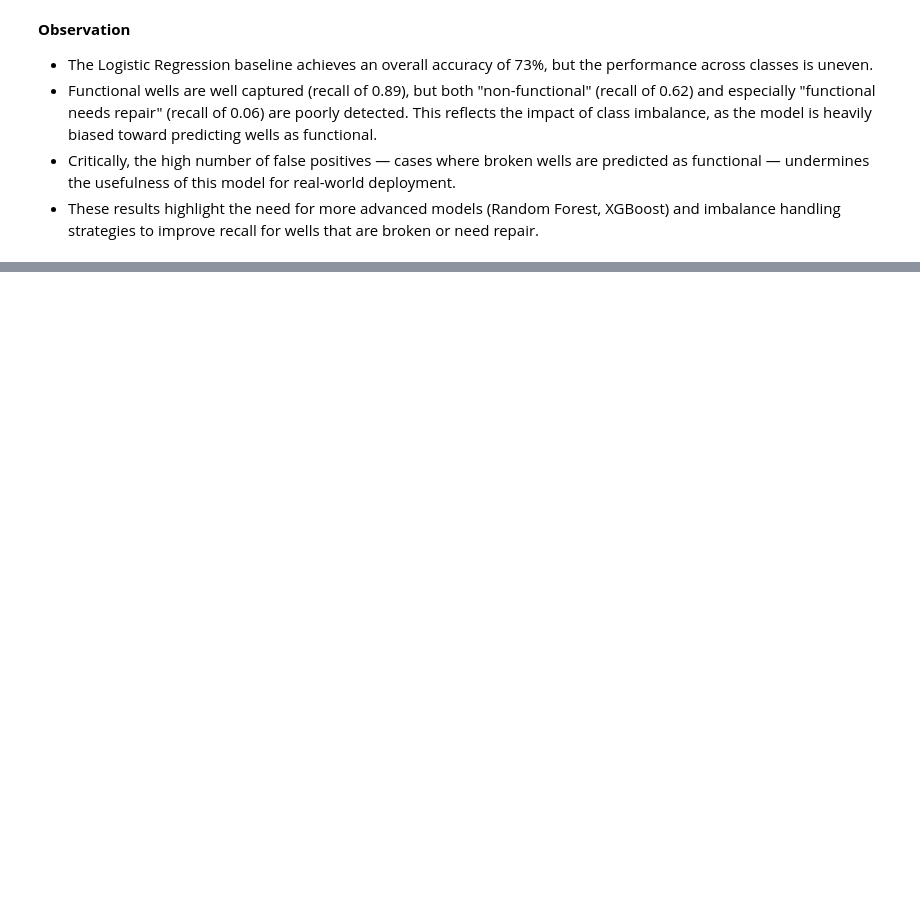
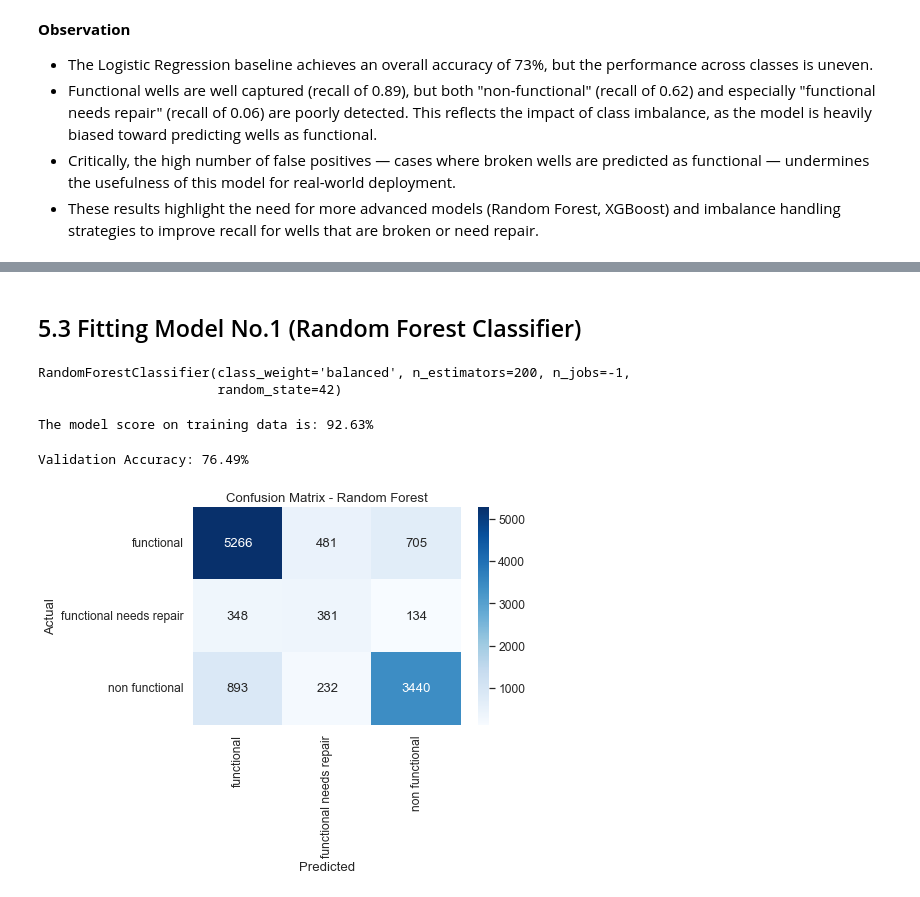
Before and after one commit to HuldahCR/Tanzanian_Water_Well_Risk_Model, a Jupyter notebook: notebooks/Tanzanian_Water_Well_Modeling.ipynb, the cells around one changed output, grey strips where cells are left out. Saved outputs shown, nothing was run; the diff lists cells and outputs as text; code cells hidden in the pictures; blank space fills up the shorter version.

Commit message:
model selection

```diff
--- a/notebooks/Tanzanian_Water_Well_Modeling.ipynb
+++ b/notebooks/Tanzanian_Water_Well_Modeling.ipynb
@@ -1443,0 +2369,38 @@ print(classification_report(y_val_split, y_pred, target_names=lr.classes_))
+# %% [markdown]
+## 5.3 Fitting Model No.1 (Random Forest Classifier)
+# %%
+# Initialize Random Forest
+rf = RandomForestClassifier(n_estimators=200,max_depth=None,
+                            class_weight="balanced", random_state=42,
+                            n_jobs=-1)
+
+# Train
+rf.fit(X_train_split, y_train_split)
+# %% [output]
+RandomForestClassifier(class_weight='balanced', n_estimators=200, n_jobs=-1,
+                       random_state=42)
+# %%
+# Training score
+print(f"The model score on training data is: {rf.score(X_train_split, y_train_split)*100:.2f}%")
+# %% [output]
+The model score on training data is: 92.63%
+# %%
+# Predictions on training data
+y_pred = rf.predict(X_val_split)
+
+# Accuracy
+print(f"Validation Accuracy: {accuracy_score(y_val_split, y_pred)*100:.2f}%")
+# %% [output]
+Validation Accuracy: 76.49%
+# %%
+# Confusion Matrix
+conf = confusion_matrix(y_val_split, y_pred, labels=rf.classes_)
+plt.figure(figsize=(6,4))
+sns.heatmap(conf, annot=True, fmt="d", cmap="Blues",
+            xticklabels=rf.classes_, yticklabels=rf.classes_)
+plt.title("Confusion Matrix - Random Forest")
+plt.xlabel("Predicted")
+plt.ylabel("Actual")
+plt.show()
+# %% [output]
+[figure, added]
```
Also changed, not shown: parts of 145 cells of this notebook.
